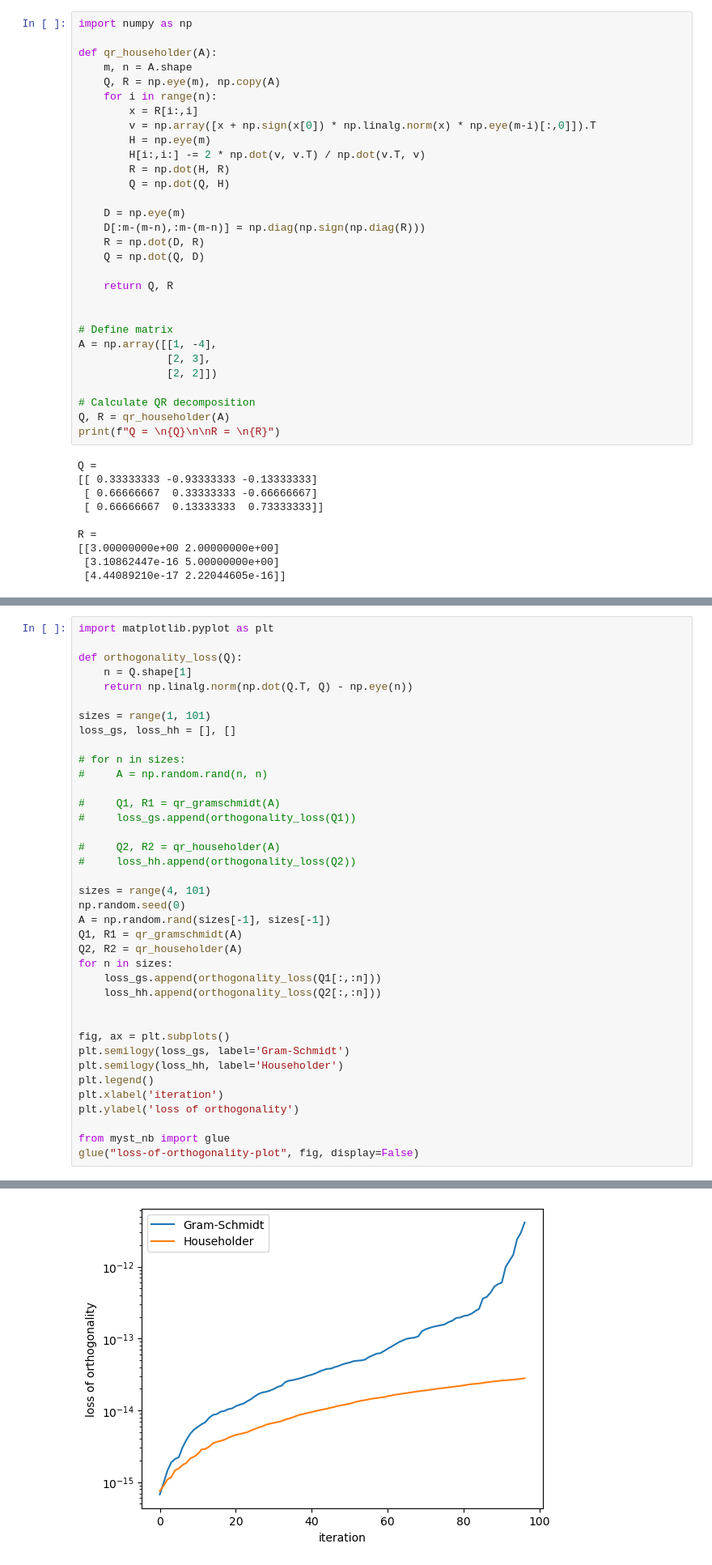
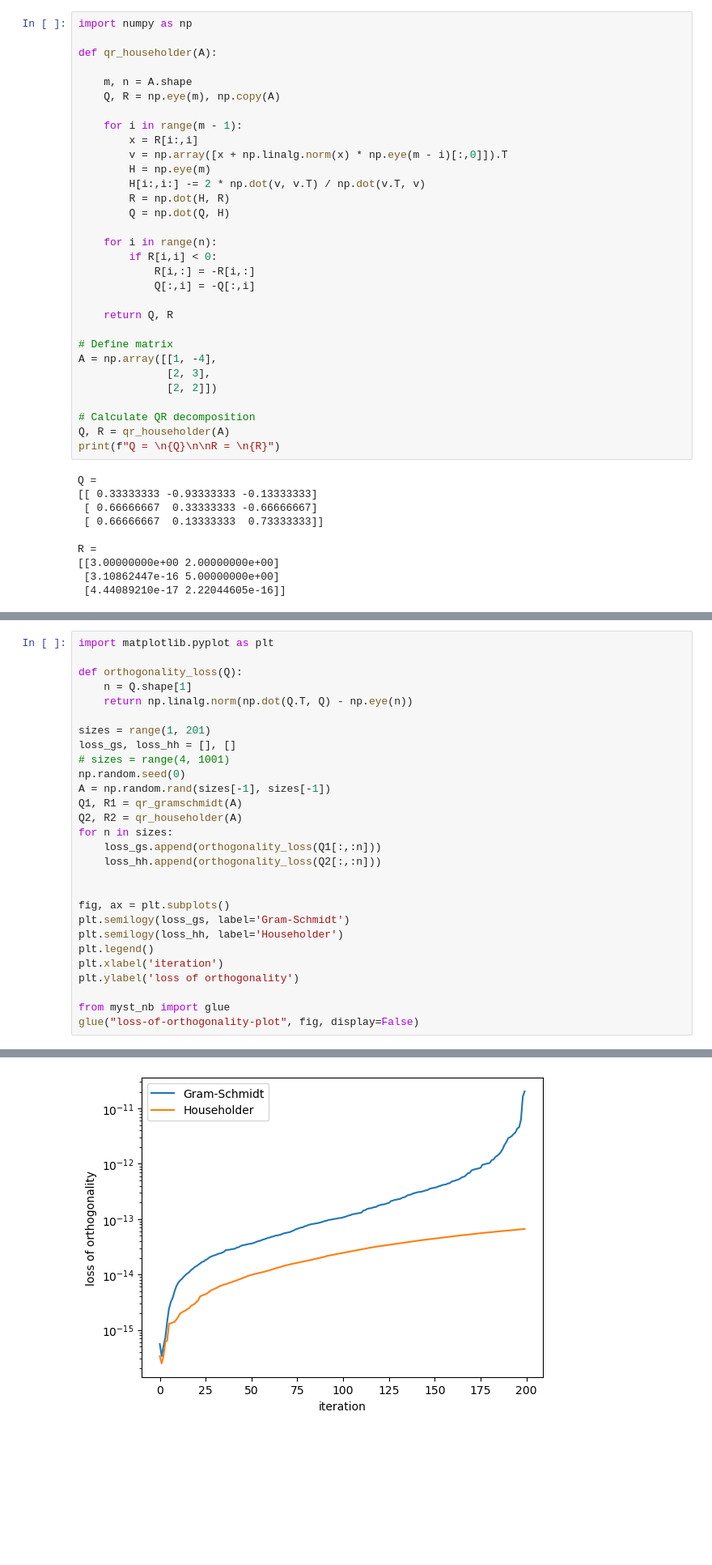
Before and after one commit to jonshiach/ODEs-book, a Jupyter notebook: _sources/_pages/6.5_QR_decomposition.ipynb, the cells around one changed output, grey strips where cells are left out. Shown at 81% size. Saved outputs shown, nothing was run; the diff lists cells and outputs as text; blank space fills up the shorter version.

```diff
--- a/_sources/_pages/6.5_QR_decomposition.ipynb
+++ b/_sources/_pages/6.5_QR_decomposition.ipynb
@@ -737,23 +651,24 @@ sp.pprint(Q)
 import numpy as np
 
 def qr_householder(A):
+
     m, n = A.shape
     Q, R = np.eye(m), np.copy(A)
-    for i in range(n):
+
+    for i in range(m - 1):
         x = R[i:,i]
-        v = np.array([x + np.sign(x[0]) * np.linalg.norm(x) * np.eye(m-i)[:,0]]).T
+        v = np.array([x + np.linalg.norm(x) * np.eye(m - i)[:,0]]).T
         H = np.eye(m)
         H[i:,i:] -= 2 * np.dot(v, v.T) / np.dot(v.T, v)
         R = np.dot(H, R)
         Q = np.dot(Q, H)
 
-    D = np.eye(m)
-    D[:m-(m-n),:m-(m-n)] = np.diag(np.sign(np.diag(R)))
-    R = np.dot(D, R)
-    Q = np.dot(Q, D)
+    for i in range(n):
+        if R[i,i] < 0:
+            R[i,:] = -R[i,:]
+            Q[:,i] = -Q[:,i]
 
     return Q, R
-
 
 # Define matrix
 A = np.array([[1, -4],
@@ -792,41 +708,31 @@ Here we can see that computing QR decomposition using Householder reflections is
 # %%
 import matplotlib.pyplot as plt
 
 def orthogonality_loss(Q):
     n = Q.shape[1]
     return np.linalg.norm(np.dot(Q.T, Q) - np.eye(n))
 
-sizes = range(1, 101)
+sizes = range(1, 201)
 loss_gs, loss_hh = [], []
-
-# for n in sizes:
-#     A = np.random.rand(n, n)
-
-#     Q1, R1 = qr_gramschmidt(A)
-#     loss_gs.append(orthogonality_loss(Q1))
-
-#     Q2, R2 = qr_householder(A)
-#     loss_hh.append(orthogonality_loss(Q2))
-
-sizes = range(4, 101)
+# sizes = range(4, 1001)
 np.random.seed(0)
 A = np.random.rand(sizes[-1], sizes[-1])
 Q1, R1 = qr_gramschmidt(A)
 Q2, R2 = qr_householder(A)
 for n in sizes:
     loss_gs.append(orthogonality_loss(Q1[:,:n]))
     loss_hh.append(orthogonality_loss(Q2[:,:n]))
 
 
 fig, ax = plt.subplots()
 plt.semilogy(loss_gs, label='Gram-Schmidt')
 plt.semilogy(loss_hh, label='Householder')
 plt.legend()
 plt.xlabel('iteration')
 plt.ylabel('loss of orthogonality')
 
 from myst_nb import glue
 glue("loss-of-orthogonality-plot", fig, display=False)
 # %% [output]
 [interactive output not drawn]
-[figure, old version]
+[figure, new version]
```
Also changed, not shown: parts of 4 cells of this notebook, 7 other files.
